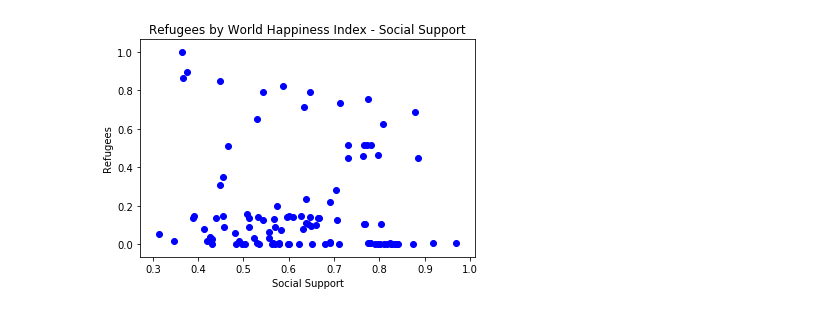
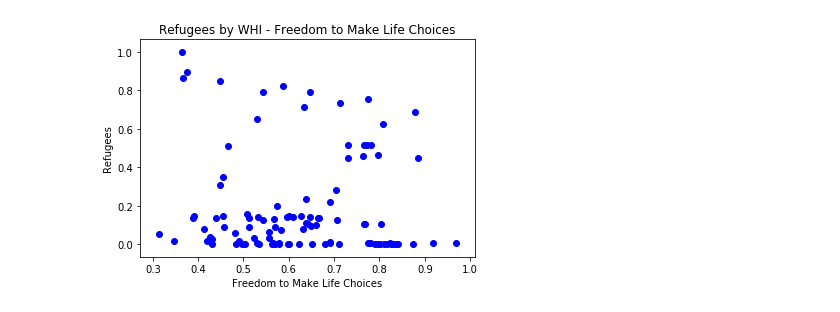
Before and after one commit to esthermead/WHI, a Jupyter notebook: WHI_socialSupport_and_freedomToMakeLifeChoices.ipynb, the cells around one changed output. Cells and saved outputs as stored; diff of their text form; code cells hidden in the pictures.

```diff
--- a/WHI_socialSupport_and_freedomToMakeLifeChoices.ipynb
+++ b/WHI_socialSupport_and_freedomToMakeLifeChoices.ipynb
@@ -8,12 +8,12 @@ data = loadtxt('WHI_freedomToMakeLifeChoices_minmaxscaler.txt', delimiter='\t')
 # %%
 #Plot the data refugees by WHI-social support
 scatter(data[:, 0], data[:, 1], marker='o', c='b')
-title('Refugees by World Happiness Index - Social Support')
-xlabel('Social Support')
+title('Refugees by WHI - Freedom to Make Life Choices')
+xlabel('Freedom to Make Life Choices')
 ylabel('Refugees')
 show()
 # %% [output]
-[figure, old version]
+[figure, new version]
 # %%
 X = data[:, 0]
 y = data[:, 1]
```
Also changed, not shown: parts of 3 cells of this notebook, 1 other file.
